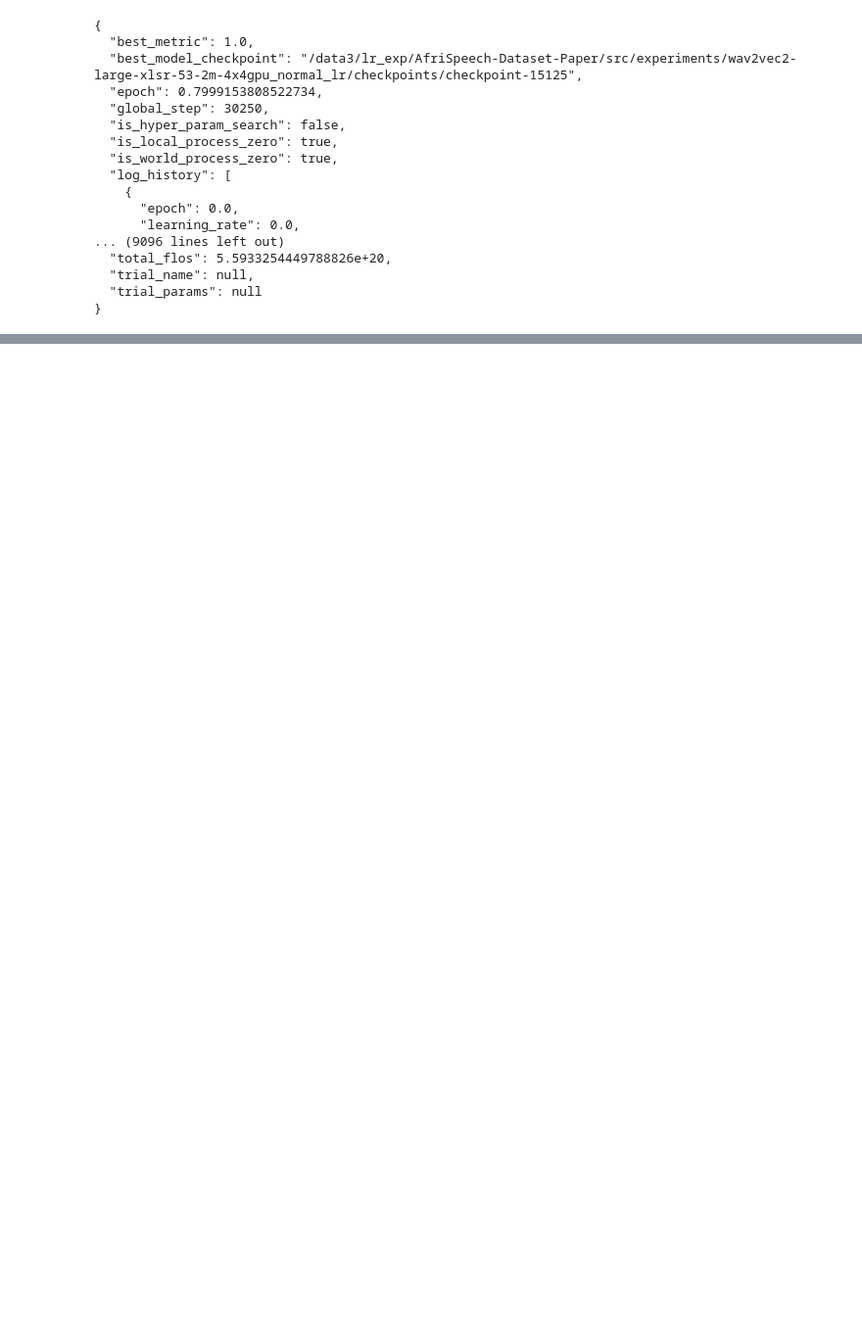
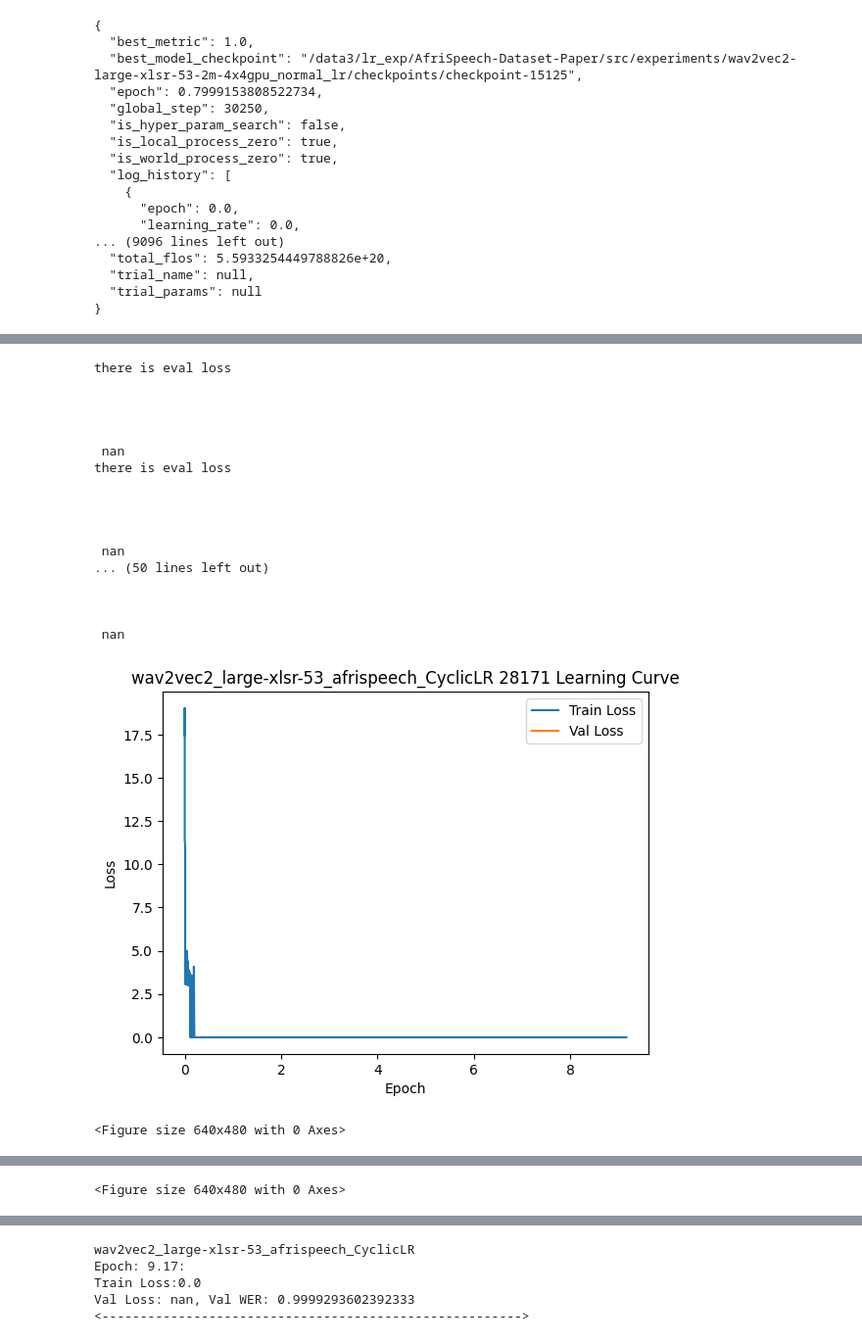
Before and after one commit to intron-innovation/AfriSpeech-200, a Jupyter notebook: lr_plotting.ipynb, the cells around one changed output, grey strips where cells are left out. Shown: that part at 98% size. Cells and saved outputs as stored; diff of their text form; code cells hidden in the pictures; blank space fills up the shorter version.

```diff
--- a/lr_plotting.ipynb
+++ b/lr_plotting.ipynb
@@ -135,0 +197,26 @@ Val Loss: nan, Val WER: 1.0
+# %%
+exp_name = "wav2vec2_large-xlsr-53_afrispeech_CyclicLR"
+ckpt = "28171"
+figure_path = f'/data3/lr_exp/src/experiments/{exp_name}/figures/'
+trainer_state_path = f'/data3/lr_exp/src/experiments//{exp_name}/checkpoints/checkpoint-{ckpt}/trainer_state.json'
+plot_training(trainer_state_path, figure_path, ckpt, exp_name)
+# %% [output]
+there is eval loss
+
+
+
+
+ nan
+there is eval loss
+
+
+
+
+ nan
+... (50 lines left out)
+
+
+
+ nan
+[figure, added]
+<Figure size 640x480 with 0 Axes>
@@ -135,0 +224 @@ Val Loss: nan, Val WER: 1.0
+<Figure size 640x480 with 0 Axes>
@@ -135,0 +226,5 @@ Val Loss: nan, Val WER: 1.0
+wav2vec2_large-xlsr-53_afrispeech_CyclicLR
+Epoch: 9.17:
+Train Loss:0.0
+Val Loss: nan, Val WER: 0.9999293602392333
+<------------------------------------------------------->
```
Also changed, not shown: parts of 7 cells of this notebook, 13 other files.
